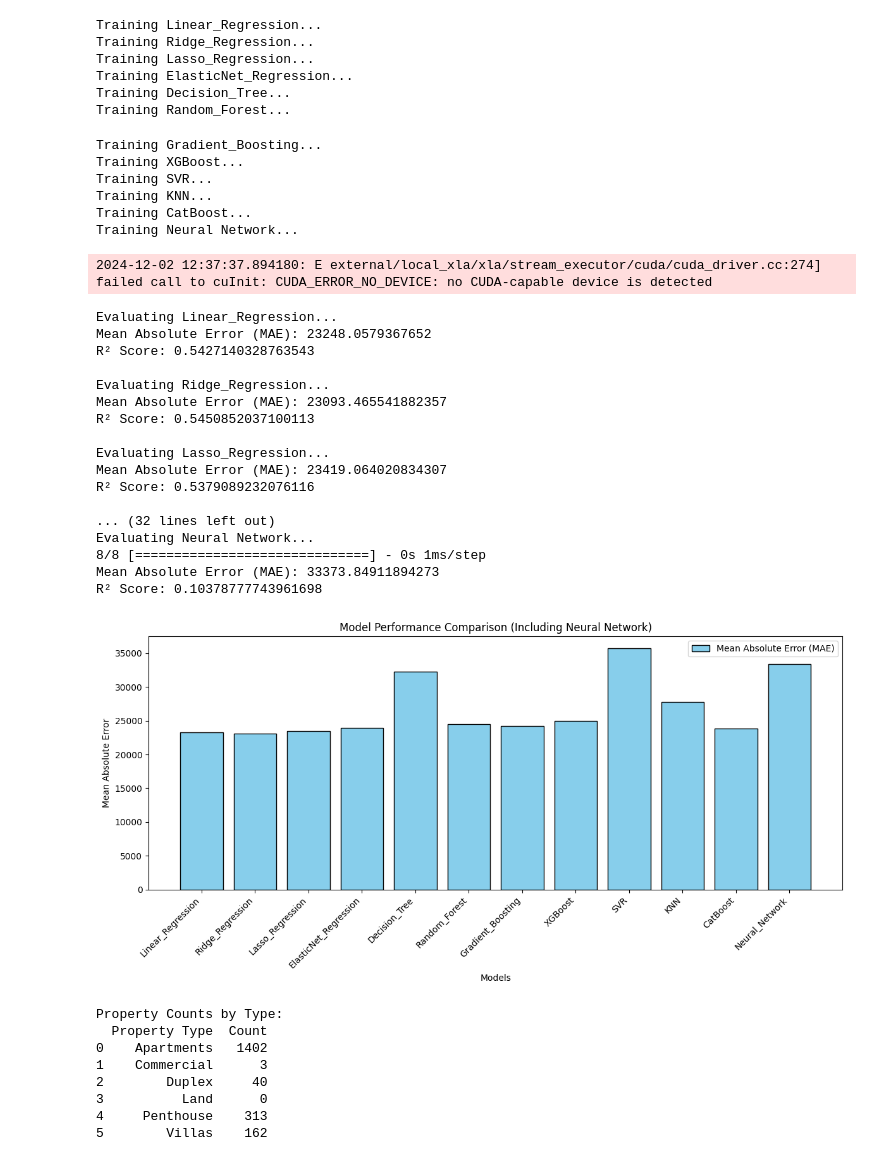
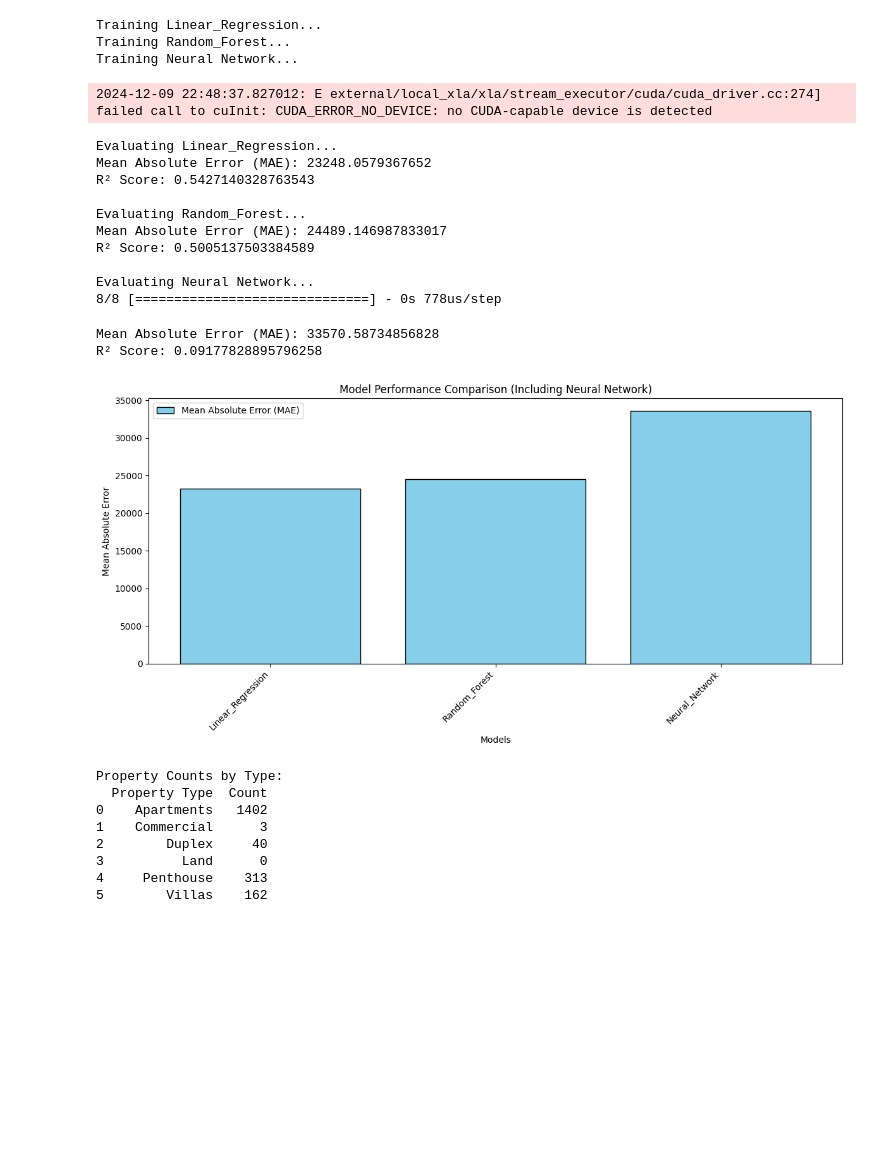
Before and after one commit to swift-x-github/ml-real-estate, a Jupyter notebook: ass_1_6.ipynb, the cells around one changed output. Saved outputs shown, nothing was run; the diff lists cells and outputs as text; code cells hidden in the pictures; blank space fills up the shorter version.

```diff
--- a/ass_1_6.ipynb
+++ b/ass_1_6.ipynb
@@ -42,16 +42,7 @@ X_val, X_test, y_val, y_test = train_test_split(X_temp, y_temp, test_size=0.5, r
 # 2. Define models
 models = {
     "Linear_Regression": LinearRegression(),
-    "Ridge_Regression": Ridge(alpha=1.0),
-    "Lasso_Regression": Lasso(alpha=0.1),
-    "ElasticNet_Regression": ElasticNet(alpha=0.1, l1_ratio=0.5),
-    "Decision_Tree": DecisionTreeRegressor(random_state=42),
     "Random_Forest": RandomForestRegressor(n_estimators=1000, random_state=42),
-    "Gradient_Boosting": GradientBoostingRegressor(n_estimators=1000, learning_rate=0.01, random_state=42),
-    "XGBoost": XGBRegressor(n_estimators=1000, learning_rate=0.01, max_depth=5, random_state=42),
-    "SVR": SVR(kernel='rbf', C=100, gamma=0.1),
-    "KNN": KNeighborsRegressor(n_neighbors=5),
-    "CatBoost": CatBoostRegressor(iterations=1000, learning_rate=0.01, depth=5, silent=True, random_state=42),
 }
 
 # Define neural network
@@ -124,34 +115,20 @@ To enable the following instructions: AVX2 AVX_VNNI FMA, in other operations, re
 Training Linear_Regression...
-Training Ridge_Regression...
-Training Lasso_Regression...
-Training ElasticNet_Regression...
-Training Decision_Tree...
 Training Random_Forest...
+Training Neural Network...
-Training Gradient_Boosting...
-Training XGBoost...
-Training SVR...
-Training KNN...
-Training CatBoost...
-Training Neural Network...
+2024-12-09 22:48:37.827012: E external/local_xla/xla/stream_executor/cuda/cuda_driver.cc:274] failed call to cuInit: CUDA_ERROR_NO_DEVICE: no CUDA-capable device is detected
-2024-12-02 12:37:37.894180: E external/local_xla/xla/stream_executor/cuda/cuda_driver.cc:274] failed call to cuInit: CUDA_ERROR_NO_DEVICE: no CUDA-capable device is detected
+Evaluating Linear_Regression...
+Mean Absolute Error (MAE): 23248.0579367652
+R² Score: 0.5427140328763543
+
+Evaluating Random_Forest...
+Mean Absolute Error (MAE): 24489.146987833017
+R² Score: 0.5005137503384589
+
+Evaluating Neural Network...
+8/8 [==============================] - 0s 778us/step
-Evaluating Linear_Regression...
-Mean Absolute Error (MAE): 23248.0579367652
-R² Score: 0.5427140328763543
-
-Evaluating Ridge_Regression...
-Mean Absolute Error (MAE): 23093.465541882357
-R² Score: 0.5450852037100113
-
-Evaluating Lasso_Regression...
-Mean Absolute Error (MAE): 23419.064020834307
-R² Score: 0.5379089232076116
-
-... (32 lines left out)
-Evaluating Neural Network...
-8/8 [==============================] - 0s 1ms/step
-Mean Absolute Error (MAE): 33373.84911894273
-R² Score: 0.10378777743961698
+Mean Absolute Error (MAE): 33570.58734856828
+R² Score: 0.09177828895796258
-[figure, old version]
+[figure, new version]
 # %%
 import pandas as pd
 import matplotlib.pyplot as plt
```
Also changed, not shown: parts of 2 cells of this notebook, 4 other files.
